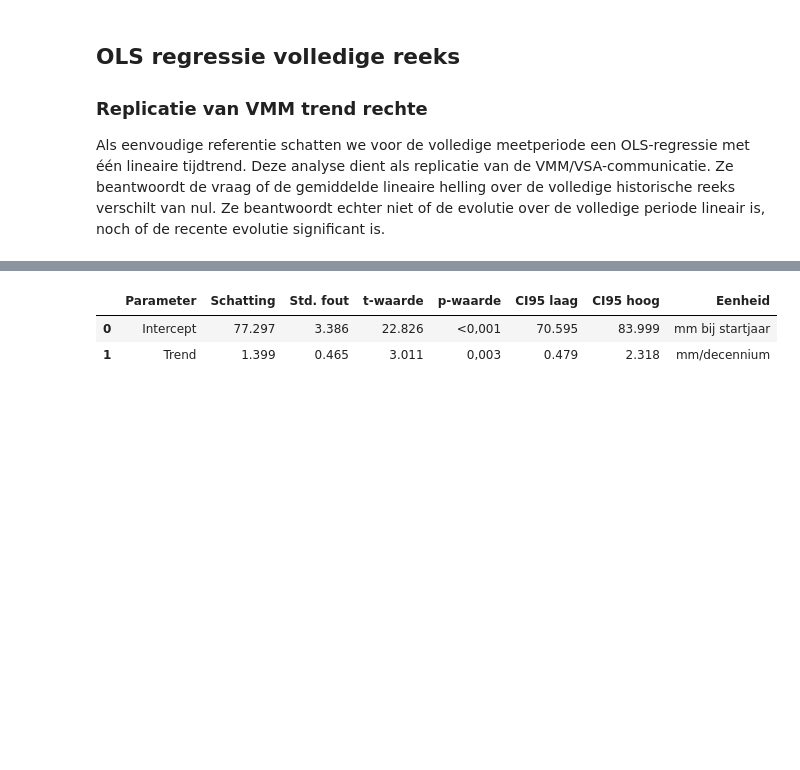
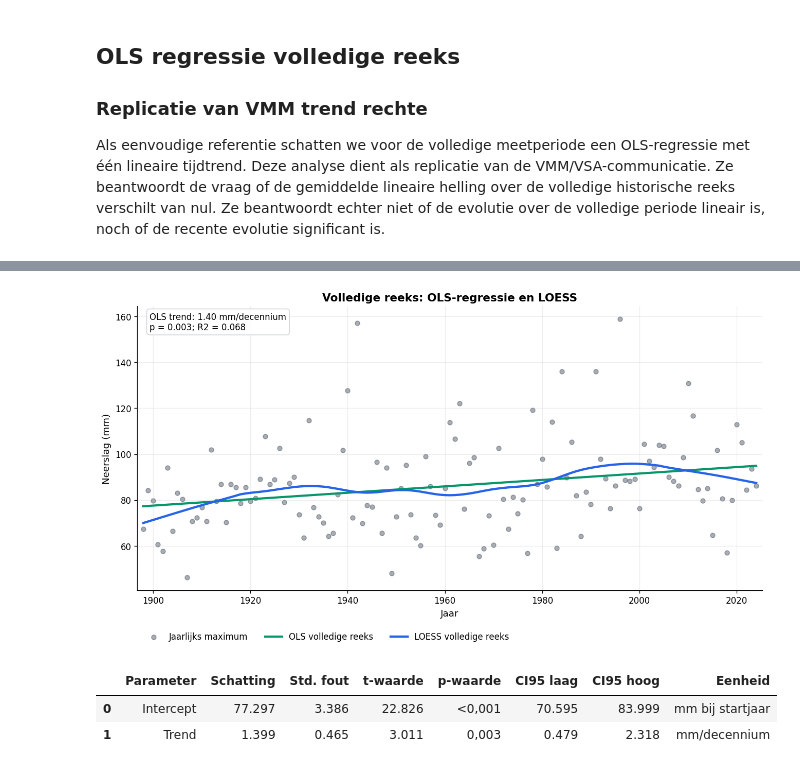
Before and after one commit to ReinhardStoop/neerslag_vs, a Jupyter notebook: src/analyse_10_dagen_neerslagextremen_colab.ipynb, the cells around one changed output, grey strips where cells are left out. Cells and saved outputs as stored; diff of their text form; code cells hidden in the pictures; blank space fills up the shorter version.

```diff
--- a/src/analyse_10_dagen_neerslagextremen_colab.ipynb
+++ b/src/analyse_10_dagen_neerslagextremen_colab.ipynb
@@ -733,3 +752,98 @@ Dit is ook de hoofdreden waarom LOESS benadering qua visualisatie van de trend e
 ### Replicatie van VMM trend rechte
 
 Als eenvoudige referentie schatten we voor de volledige meetperiode een OLS-regressie met één lineaire tijdtrend. Deze analyse dient als replicatie van de VMM/VSA-communicatie. Ze beantwoordt de vraag of de gemiddelde lineaire helling over de volledige historische reeks verschilt van nul. Ze beantwoordt echter niet of de evolutie over de volledige periode lineair is, noch of de recente evolutie significant is.
+# %%
+# Gewone OLS-regressie over de volledige reeks
+t_full = years - years.min()
+ols_full = sm.OLS(values, sm.add_constant(t_full)).fit()
+full_fit = ols_full.predict(sm.add_constant(t_full))
+full_residuals = pd.Series(ols_full.resid, index=extreme['Jaar'])
+
+slope_full_year = ols_full.params[1]
+slope_full_decade = slope_full_year * 10
+ci95_full_decade = ols_full.conf_int(alpha=0.05)[1] * 10
+p_full = ols_full.pvalues[1]
+
+ols_table = pd.DataFrame({
+    'Parameter': ['Intercept', 'Trend'],
+    'Schatting': [ols_full.params[0], slope_full_decade],
+    'Std. fout': [ols_full.bse[0], ols_full.bse[1] * 10],
+    't-waarde': [ols_full.tvalues[0], ols_full.tvalues[1]],
+    'p-waarde': [format_p(ols_full.pvalues[0]), format_p(p_full)],
+    'CI95 laag': [ols_full.conf_int(alpha=0.05)[0, 0], ci95_full_decade[0]],
+    'CI95 hoog': [ols_full.conf_int(alpha=0.05)[0, 1], ci95_full_decade[1]],
+    'Eenheid': ['mm bij startjaar', 'mm/decennium'],
+})
+
+model_fit_table = pd.DataFrame({
+    'Kenmerk': [
+        'Aantal jaren',
+        'Periode',
+        'R-kwadraat',
+        'Adjusted R-kwadraat',
+        'F-statistic p-waarde',
+        'RMSE residualen (mm)',
+    ],
+    'Waarde': [
+        int(ols_full.nobs),
+        f'{int(years.min())}-{int(years.max())}',
+        ols_full.rsquared,
+        ols_full.rsquared_adj,
+        format_p(ols_full.f_pvalue),
+        np.sqrt(np.mean(full_residuals ** 2)),
+    ],
+})
+
+shapiro_stat, shapiro_p = stats.shapiro(full_residuals)
+bp_stat, bp_p, _, _ = sm.stats.diagnostic.het_breuschpagan(full_residuals, ols_full.model.exog)
+full_ljung_box = acorr_ljungbox(full_residuals, lags=[1, 5, 10], return_df=True)
+
+diagnostics_full = pd.DataFrame({
+    'Test': [
+        'Durbin-Watson residualen',
+        'Lag-1 autocorrelatie residualen',
+        'Ljung-Box lag 10 p-waarde',
+        'Breusch-Pagan p-waarde',
+        'Shapiro-Wilk p-waarde',
+    ],
+    'Waarde': [
+        durbin_watson(full_residuals),
+        full_residuals.autocorr(lag=1),
+        format_p(full_ljung_box.loc[10, 'lb_pvalue']),
+        format_p(bp_p),
+        format_p(shapiro_p),
+    ],
+})
+
+display_table(ols_table.round({'Schatting': 3, 'Std. fout': 3, 't-waarde': 3, 'CI95 laag': 3, 'CI95 hoog': 3}))
+display_table(model_fit_table)
+display_table(diagnostics_full)
+display_table(
+    full_ljung_box
+    .rename(columns={'lb_stat': 'Ljung-Box statistic', 'lb_pvalue': 'p-waarde'})
+    .round(4),
+    index=True
+)
+
+fig, ax = plt.subplots()
+ax.scatter(years, values, color=COLORS['observed'], alpha=0.48, s=28, label='Jaarlijks maximum')
+ax.plot(years, full_fit, color=COLORS['accent'], linewidth=2.5, label='OLS volledige reeks')
+ax.plot(loess_curve[:, 0], loess_curve[:, 1], color=COLORS['loess'], linewidth=2.6, label='LOESS volledige reeks')
+ax.text(
+    0.02,
+    0.98,
+    f'OLS trend: {slope_full_decade:.2f} mm/decennium\np = {p_full:.3f}; R2 = {ols_full.rsquared:.3f}',
+    transform=ax.transAxes,
+    va='top',
+    ha='left',
+    fontsize=10,
+    bbox={'facecolor': 'white', 'edgecolor': '#D1D5DB', 'alpha': 0.94, 'boxstyle': 'round,pad=0.35'},
+)
+ax.set_title('Volledige reeks: OLS-regressie en LOESS')
+ax.set_xlabel('Jaar')
+ax.set_ylabel('Neerslag (mm)')
+ax.legend(loc='upper left', bbox_to_anchor=(0, -0.12), ncol=3)
+ax.margins(x=0.01)
+plt.tight_layout()
+plt.show()
+# %% [output]
@@ -736,3 +874,4 @@ Als eenvoudige referentie schatten we voor de volledige meetperiode een OLS-regr
+[figure, added]
 # %%
 # Gewone OLS-regressie over de volledige reeks
 t_full = years - years.min()
```
Also changed, not shown: parts of 8 cells of this notebook.
